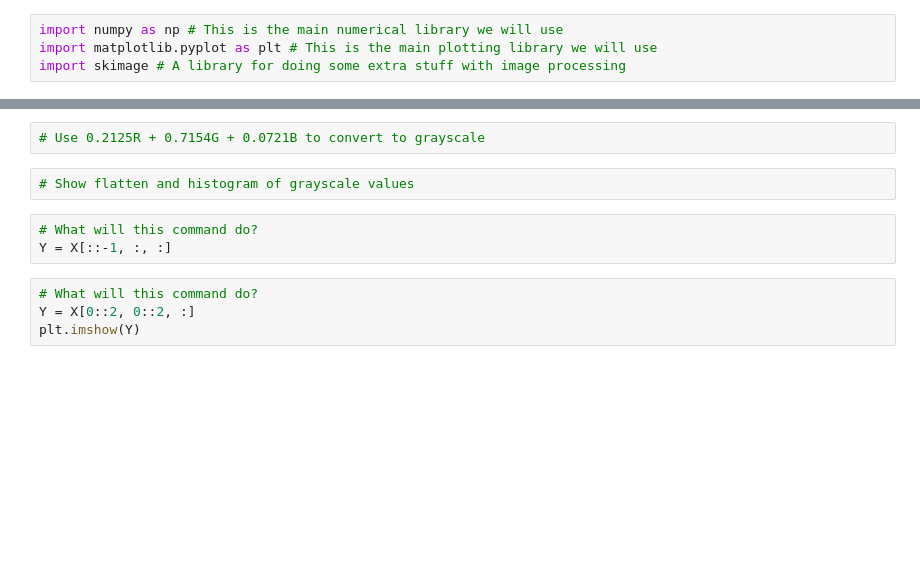
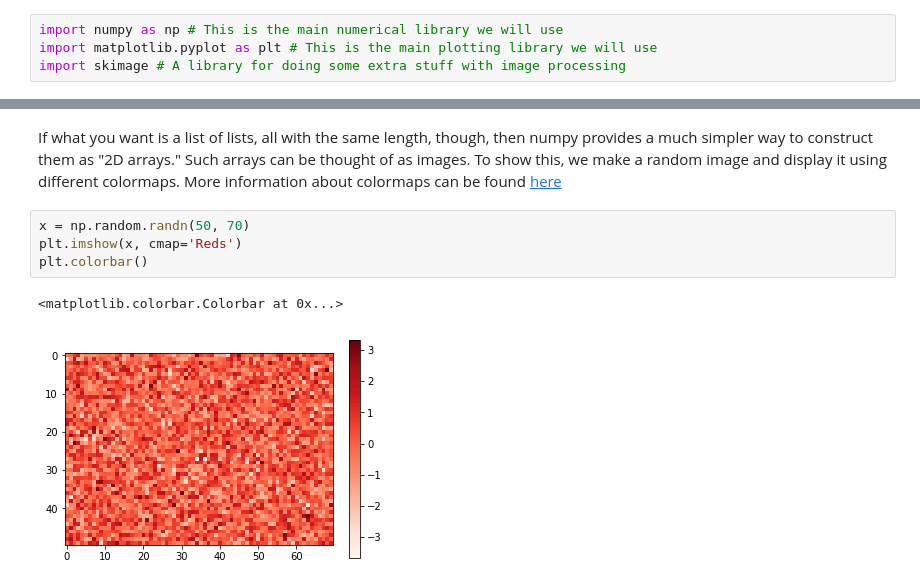
Before and after one commit to Ursinus-IDS301-S2020/ImageProcessingClass, a Jupyter notebook: ImageProcessing.ipynb, the cells around one changed output, grey strips where cells are left out. Drawn from its saved outputs; the diff is of its cells as text; blank space fills up the shorter version.

Commit message:
Finished writing up image processing notes

```diff
--- a/ImageProcessing.ipynb
+++ b/ImageProcessing.ipynb
@@ -39,11 +24,9 @@ plt.imshow(X)
-# %%
-# Use 0.2125R + 0.7154G + 0.0721B to convert to grayscale
-# %%
-# Show flatten and histogram of grayscale values
-# %%
-# What will this command do?
-Y = X[::-1, :, :]
-# %%
-# What will this command do?
-Y = X[0::2, 0::2, :]
-plt.imshow(Y)
+# %% [markdown]
+If what you want is a list of lists, all with the same length, though, then numpy provides a much simpler way to construct them as "2D arrays."  Such arrays can be thought of as images.  To show this, we make a random image and display it using different colormaps.  More information about colormaps can be found <a href = "https://matplotlib.org/tutorials/colors/colormaps.html">here</a>
+# %%
+x = np.random.randn(50, 70)
+plt.imshow(x, cmap='Reds')
+plt.colorbar()
+# %% [output]
+<matplotlib.colorbar.Colorbar at 0x...>
+[figure, added]
```
Also changed, not shown: parts of 46 cells of this notebook.
